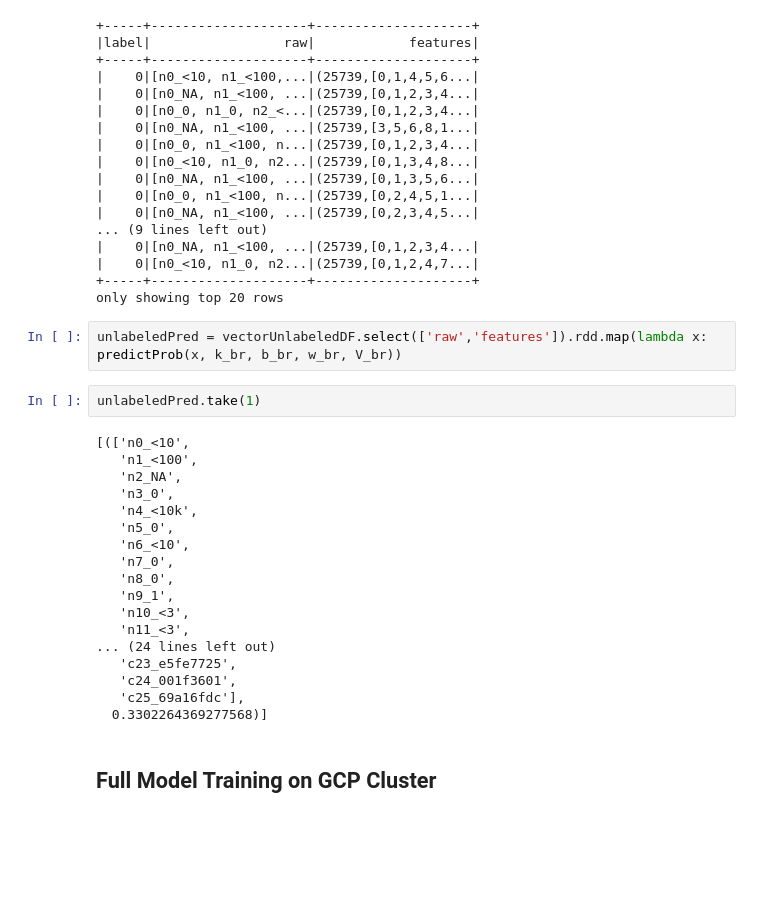
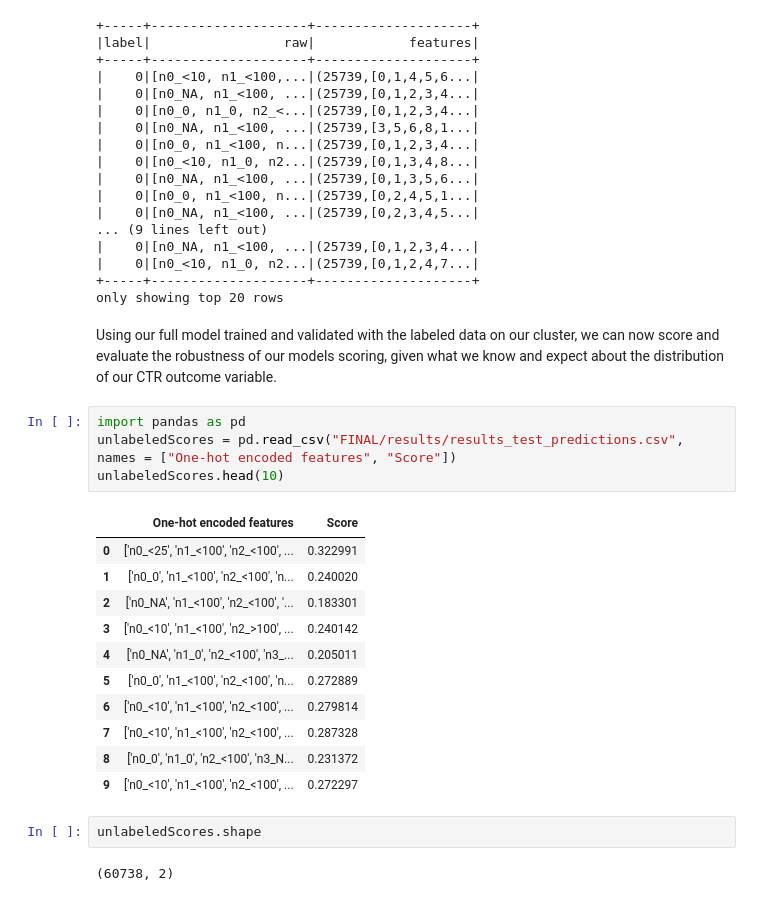
Before and after one commit to kalvinkao/ctr-prediction-with-fm, a Jupyter notebook: CarterKaoLetcherPhilippou_w261_FM_CTR.ipynb, the cells around one changed output. Drawn from its saved outputs; the diff is of its cells as text; blank space fills up the shorter version.

```diff
--- a/CarterKaoLetcherPhilippou_w261_FM_CTR.ipynb
+++ b/CarterKaoLetcherPhilippou_w261_FM_CTR.ipynb
@@ -1163,27 +1184,25 @@ vectorUnlabeledDF.show(truncate=True)
 |    0|[n0_<10, n1_0, n2...|(25739,[0,1,2,4,7...|
 +-----+--------------------+--------------------+
 only showing top 20 rows
-# %%
-unlabeledPred = vectorUnlabeledDF.select(['raw','features']).rdd.map(lambda x: predictProb(x, k_br, b_br, w_br, V_br))
-# %%
-unlabeledPred.take(1)
-# %% [output]
-[(['n0_<10',
-   'n1_<100',
-   'n2_NA',
-   'n3_0',
-   'n4_<10k',
-   'n5_0',
-   'n6_<10',
-   'n7_0',
-   'n8_0',
-   'n9_1',
-   'n10_<3',
-   'n11_<3',
-... (24 lines left out)
-   'c23_e5fe7725',
-   'c24_001f3601',
-   'c25_69a16fdc'],
-  0.3302264369277568)]
-# %% [markdown]
-## Full Model Training on GCP Cluster
+# %% [markdown]
+Using our full model trained and validated with the labeled data on our cluster, we can now score and evaluate the robustness of our models scoring, given what we know and expect about the distribution of our CTR outcome variable.
+# %%
+import pandas as pd
+unlabeledScores = pd.read_csv("FINAL/results/results_test_predictions.csv", names = ["One-hot encoded features", "Score"])
+unlabeledScores.head(10)
+# %% [output]
+|  | One-hot encoded features | Score |
+| 0 | ['n0_<25', 'n1_<100', 'n2_<100', ... | 0.322991 |
+| 1 | ['n0_0', 'n1_<100', 'n2_<100', 'n... | 0.240020 |
+| 2 | ['n0_NA', 'n1_<100', 'n2_<100', '... | 0.183301 |
+| 3 | ['n0_<10', 'n1_<100', 'n2_>100', ... | 0.240142 |
+| 4 | ['n0_NA', 'n1_0', 'n2_<100', 'n3_... | 0.205011 |
+| 5 | ['n0_0', 'n1_<100', 'n2_<100', 'n... | 0.272889 |
+| 6 | ['n0_<10', 'n1_<100', 'n2_<100', ... | 0.279814 |
+| 7 | ['n0_<10', 'n1_<100', 'n2_<100', ... | 0.287328 |
+| 8 | ['n0_0', 'n1_0', 'n2_<100', 'n3_N... | 0.231372 |
+| 9 | ['n0_<10', 'n1_<100', 'n2_<100', ... | 0.272297 |
+# %%
+unlabeledScores.shape
+# %% [output]
+(60738, 2)
```
Also changed, not shown: parts of 36 cells of this notebook.
